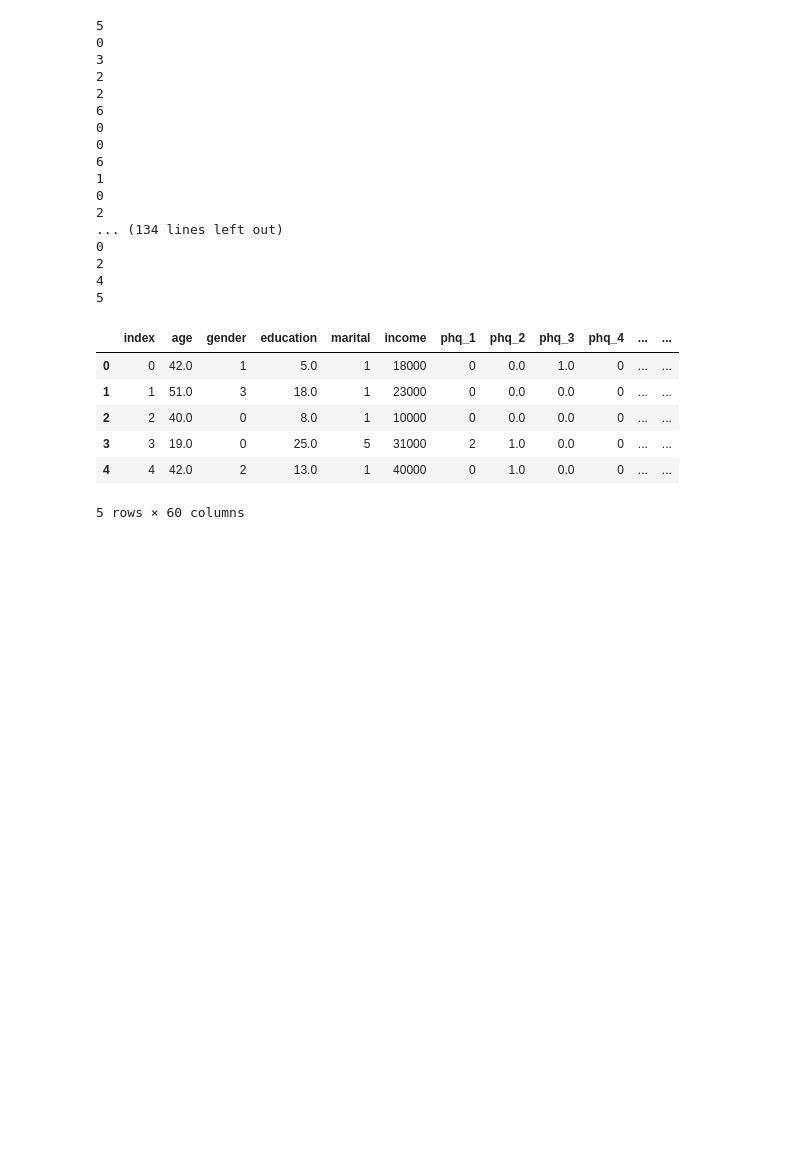
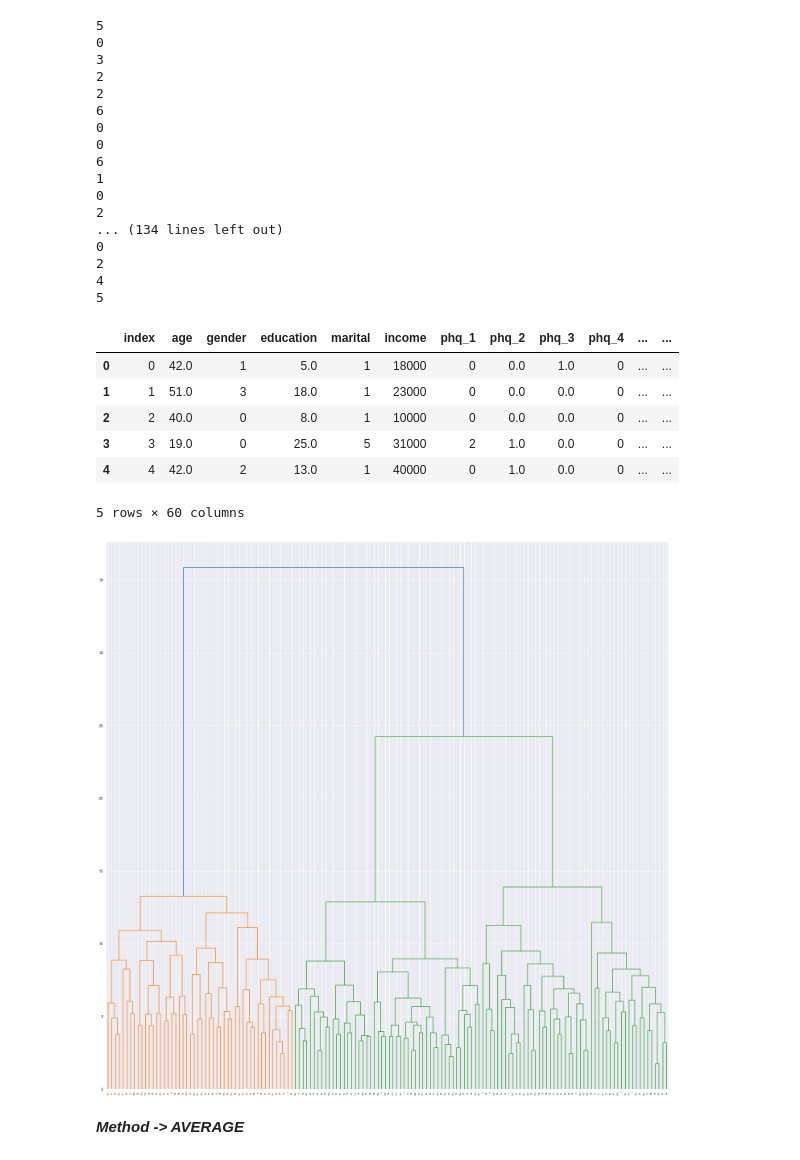
Before and after one commit to Flpp0/E-HealthProject, a Jupyter notebook: DataClustering.ipynb, the cells around one changed output. Cells and saved outputs as stored; diff of their text form; code cells hidden in the pictures; blank space fills up the shorter version.

```diff
--- a/DataClustering.ipynb
+++ b/DataClustering.ipynb
@@ -113,3 +113,28 @@ df.head()
 | 3 | 3 | 19.0 | 0 | 25.0 | 5 | 31000 | 2 | 1.0 | 0.0 | 0 | ... | ... |
 | 4 | 4 | 42.0 | 2 | 13.0 | 1 | 40000 | 0 | 1.0 | 0.0 | 0 | ... | ... |
 5 rows × 60 columns
+# %%
+## Normalizing INCOME
+df_income = df.income
+max_income = max(df_income)
+min_income = min(df_income)
+
+df_income = (df_income - min_income)/(max_income - min_income)
+
+df['income'] = df_income
+# %%
+df_Complete = df.copy()
+
+df = df.loc[:,['age','PHQ_sum','GAD_sum','EHEALS_sum','HEALS_sum','CCS_sum']]
+# %%
+from scipy.cluster.hierarchy import dendrogram, linkage, fclusterdata
+
+linkageData = linkage(df,method='average',metric='euclidean')
+
+plt.figure(figsize=(25,25))
+dendrogram(linkageData)
+plt.show()
+# %% [output]
+[figure, added]
+# %% [markdown]
+***Method -> AVERAGE***
```
Also changed, not shown: parts of 10 cells of this notebook, 2 other files.
